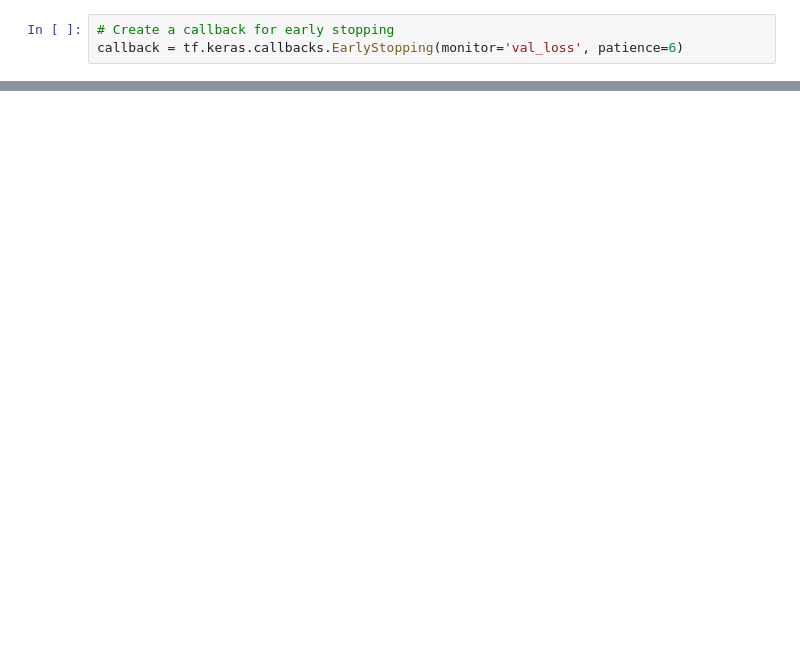
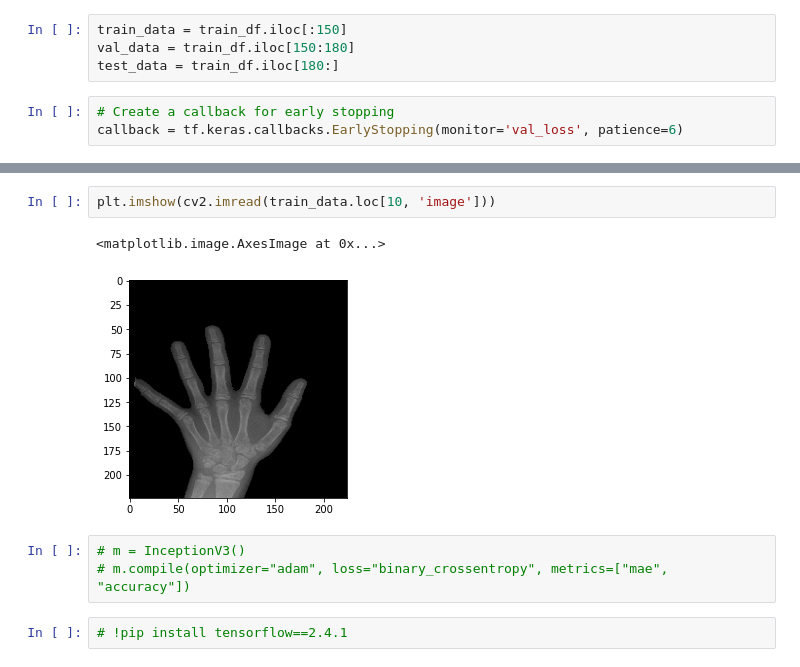
Before and after one commit to tommilotta/BoneAgePrediction, a Jupyter notebook: regression_model.ipynb, the cells around one changed output, grey strips where cells are left out. Saved outputs shown, nothing was run; the diff lists cells and outputs as text; blank space fills up the shorter version.

```diff
--- a/regression_model.ipynb
+++ b/regression_model.ipynb
@@ -379,6 +388,10 @@ x_val = train_df.loc[150:180, ['image', 'gender(M/F)']]
 y_val = train_df.loc[150:180, 'boneage']
 x_test = train_df.loc[180:, ['image', 'gender(M/F)']]
 y_test = train_df.loc[180:, 'boneage']
+# %%
+train_data = train_df.iloc[:150]
+val_data = train_df.iloc[150:180]
+test_data = train_df.iloc[180:]
 # %%
 # Create a callback for early stopping
 callback = tf.keras.callbacks.EarlyStopping(monitor='val_loss', patience=6)
@@ -393,0 +465,10 @@ model.fit(train_df[:180],
+# %%
+plt.imshow(cv2.imread(train_data.loc[10, 'image']))
+# %% [output]
+<matplotlib.image.AxesImage at 0x...>
+[figure, added]
+# %%
+# m = InceptionV3()
+# m.compile(optimizer="adam", loss="binary_crossentropy", metrics=["mae", "accuracy"])
+# %%
+# !pip install tensorflow==2.4.1
```
Also changed, not shown: parts of 16 cells of this notebook.
